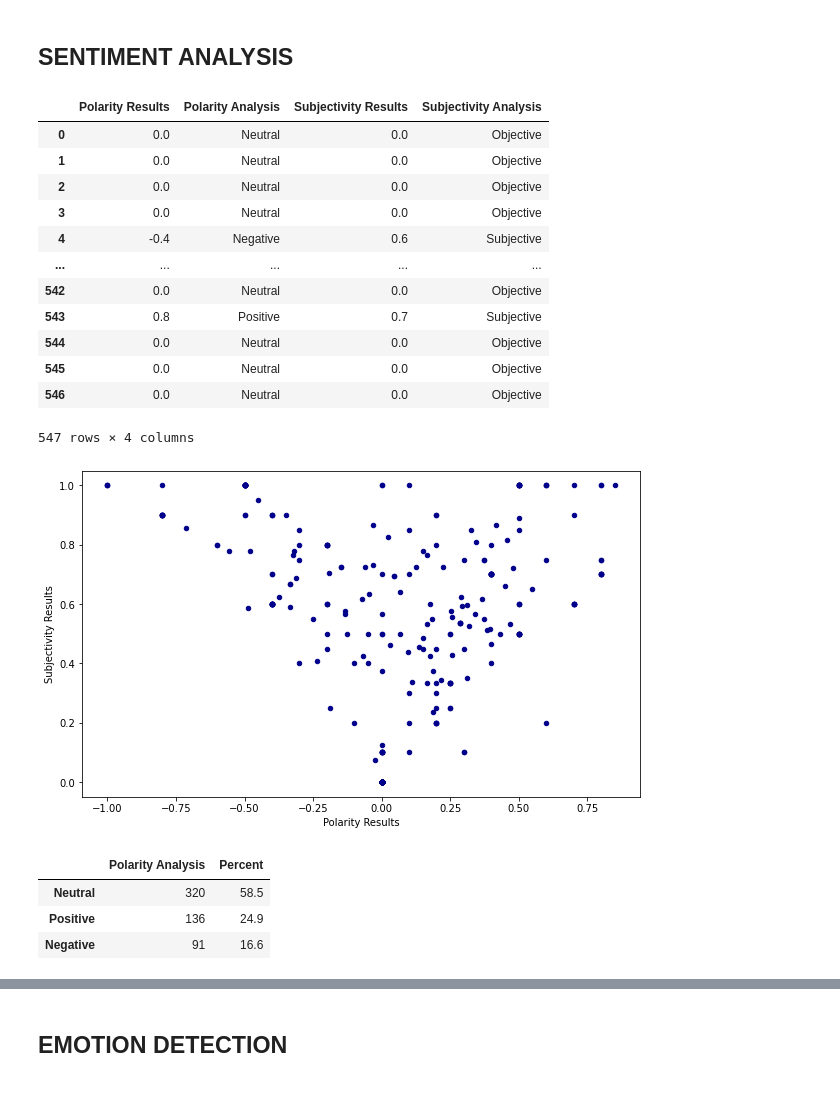
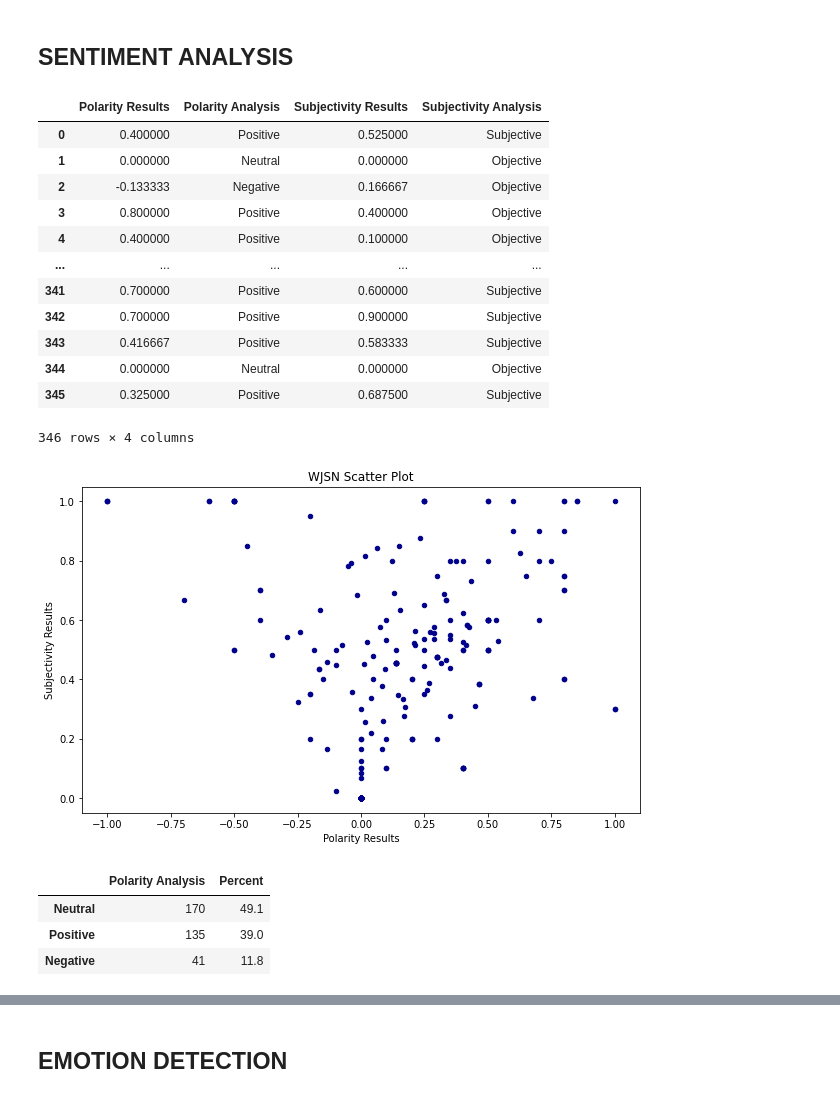
Before and after one commit to wormwithnoname/tweet-characterization, a Jupyter notebook: data_cleaning_script.ipynb, the cells around one changed output, grey strips where cells are left out. Cells and saved outputs as stored; diff of their text form; code cells hidden in the pictures.

```diff
--- a/data_cleaning_script.ipynb
+++ b/data_cleaning_script.ipynb
@@ -16,7 +26,7 @@ from sklearn.feature_extraction.text import TfidfVectorizer
 # %% [markdown]
 ## PREPROCESSING
 # %%
-data = pd.read_csv('./hyunhotime.csv', engine='python')
+data = pd.read_csv('./wjsn.csv', engine='python')
 # %% [markdown]
 #### *Filter only english tweets from collected data
 # %%
@@ -298,33 +296,33 @@ sent_analysis = pd.DataFrame({'Polarity Results': tweet_polarity_list,
 sent_analysis
 # %% [output]
 |  | Polarity Results | Polarity Analysis | Subjectivity Results | Subjectivity Analysis |
-| 0 | 0.0 | Neutral | 0.0 | Objective |
-| 1 | 0.0 | Neutral | 0.0 | Objective |
-| 2 | 0.0 | Neutral | 0.0 | Objective |
-| 3 | 0.0 | Neutral | 0.0 | Objective |
-| 4 | -0.4 | Negative | 0.6 | Subjective |
+| 0 | 0.400000 | Positive | 0.525000 | Subjective |
+| 1 | 0.000000 | Neutral | 0.000000 | Objective |
+| 2 | -0.133333 | Negative | 0.166667 | Objective |
+| 3 | 0.800000 | Positive | 0.400000 | Objective |
+| 4 | 0.400000 | Positive | 0.100000 | Objective |
 | ... | ... | ... | ... | ... |
-| 542 | 0.0 | Neutral | 0.0 | Objective |
-| 543 | 0.8 | Positive | 0.7 | Subjective |
-| 544 | 0.0 | Neutral | 0.0 | Objective |
-| 545 | 0.0 | Neutral | 0.0 | Objective |
-| 546 | 0.0 | Neutral | 0.0 | Objective |
+| 341 | 0.700000 | Positive | 0.600000 | Subjective |
+| 342 | 0.700000 | Positive | 0.900000 | Subjective |
+| 343 | 0.416667 | Positive | 0.583333 | Subjective |
+| 344 | 0.000000 | Neutral | 0.000000 | Objective |
+| 345 | 0.325000 | Positive | 0.687500 | Subjective |
-547 rows × 4 columns
+346 rows × 4 columns
 # %%
 scatter_plot = pd.DataFrame(sent_analysis)
-scatter_plot_figure = scatter_plot.plot.scatter(x='Polarity Results', y='Subjectivity Results', c='DarkBlue', figsize=(10, 6))
+scatter_plot_figure = scatter_plot.plot.scatter(title="WJSN Scatter Plot", x='Polarity Results', y='Subjectivity Results', c='DarkBlue', figsize=(10, 6))
 scatter_plot_figure = scatter_plot_figure.get_figure()
-scatter_plot_figure.savefig('hyunhotime_scatter_plot.jpg', dpi=100)
+scatter_plot_figure.savefig('wjsn_scatter_plot.jpg', dpi=100)
 # %% [output]
-[figure, old version]
+[figure, new version]
 # %%
-counts_for_polarity = sent_analysis_plot['Polarity Analysis'].value_counts()
+counts_for_polarity = sent_analysis['Polarity Analysis'].value_counts()
 counts_for_polarity = pd.DataFrame(counts_for_polarity)
 counts_for_polarity['Percent'] = round((counts_for_polarity['Polarity Analysis'] / counts_for_polarity['Polarity Analysis'].sum()) * 100, 1)
 counts_for_polarity
 # %% [output]
 |  | Polarity Analysis | Percent |
-| Neutral | 320 | 58.5 |
-| Positive | 136 | 24.9 |
-| Negative | 91 | 16.6 |
+| Neutral | 170 | 49.1 |
+| Positive | 135 | 39.0 |
+| Negative | 41 | 11.8 |
 # %%
```
Also changed, not shown: parts of 35 cells of this notebook.
